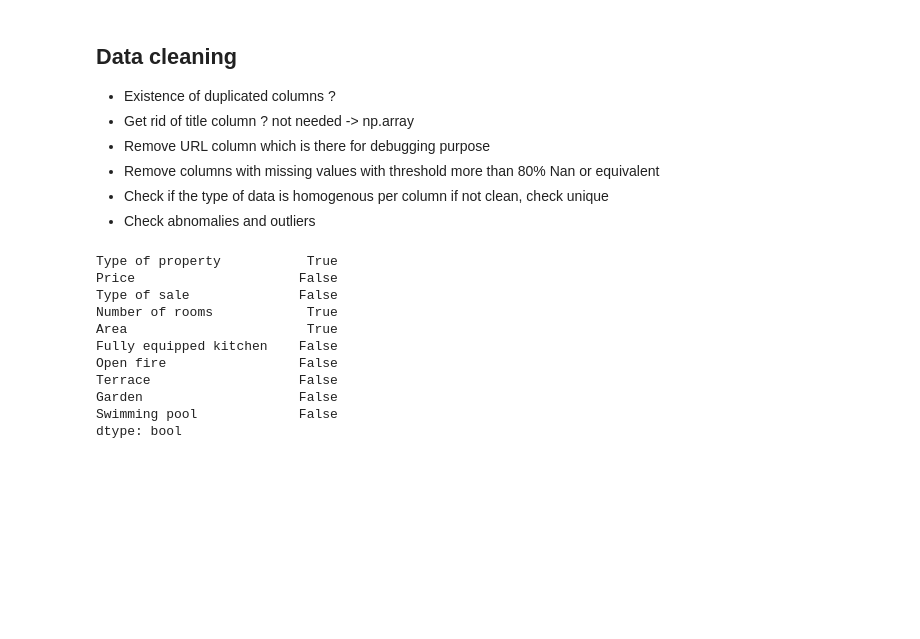
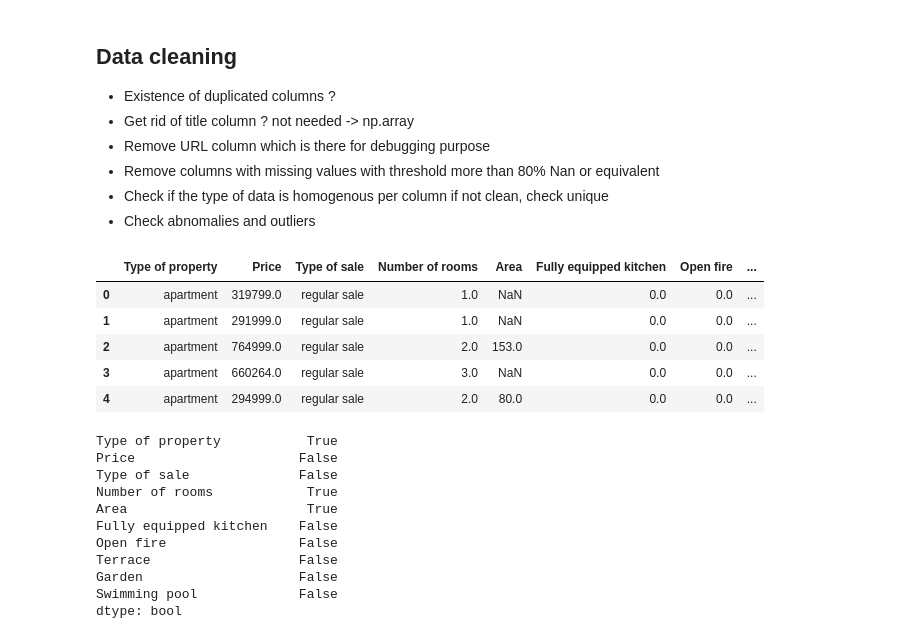
Before and after one commit to neverTooLate-Sacha/Real-Estate-Elisa, a Jupyter notebook: Elisa-models-comparison.ipynb, the cells around one changed output. Saved outputs shown, nothing was run; the diff lists cells and outputs as text; code cells hidden in the pictures; blank space fills up the shorter version.

Commit message:
cleaning type of sale and rooms

```diff
--- a/Elisa-models-comparison.ipynb
+++ b/Elisa-models-comparison.ipynb
@@ -49,6 +49,20 @@ df.dropna(thresh=len(df)*0.8, axis='columns', inplace = True)
 # get rid of outliers
 # df.sort_values(by='Price', ascending = False).head(4)
 df = df[(df.Price >= 50000) & (df.Price <= 10000000)]
+# %%
+# df = df['Type of sale' == 'regular sale']
+# df = df[~df['your column'].isin(['list of strings'])]
+# df = df[df['your column'].isin(['list of strings'])]
+df = df[df['Type of sale'] == 'regular sale']
+# %%
+df.head()
+# %% [output]
+|  | Type of property | Price | Type of sale | Number of rooms | Area | Fully equipped kitchen | Open fire | ... |
+| 0 | apartment | 319799.0 | regular sale | 1.0 | NaN | 0.0 | 0.0 | ... |
+| 1 | apartment | 291999.0 | regular sale | 1.0 | NaN | 0.0 | 0.0 | ... |
+| 2 | apartment | 764999.0 | regular sale | 2.0 | 153.0 | 0.0 | 0.0 | ... |
+| 3 | apartment | 660264.0 | regular sale | 3.0 | NaN | 0.0 | 0.0 | ... |
+| 4 | apartment | 294999.0 | regular sale | 2.0 | 80.0 | 0.0 | 0.0 | ... |
 # %%
 # data engineering - is null
 df.isnull().any()
```
Also changed, not shown: parts of 5 cells of this notebook.
